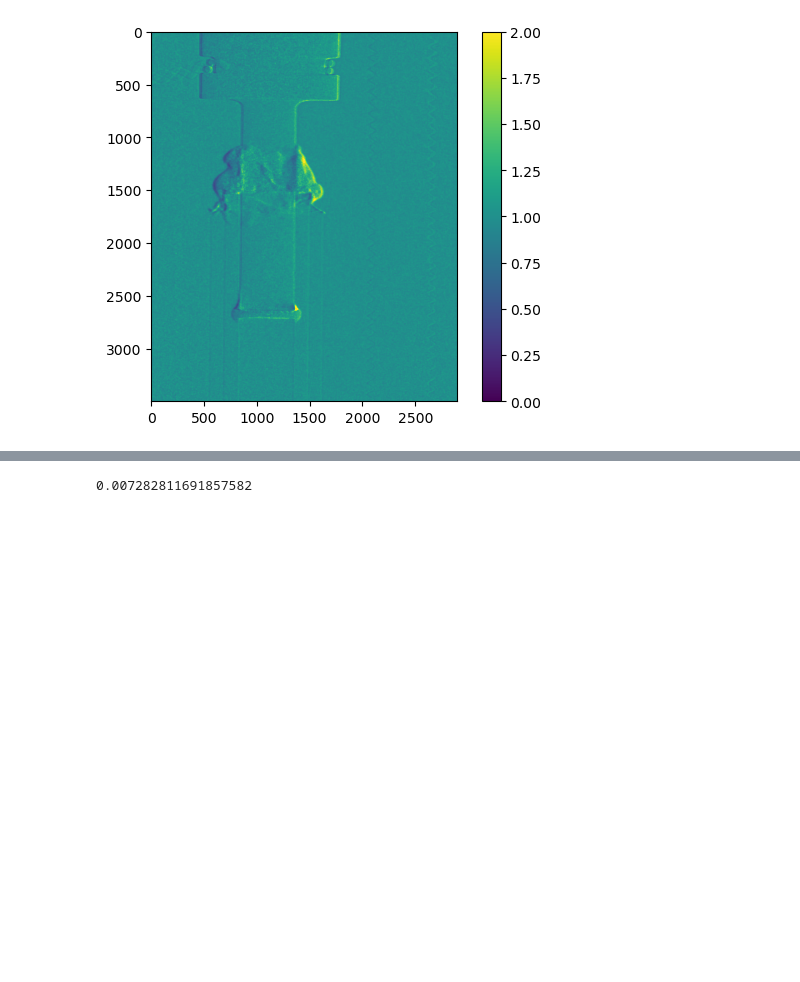
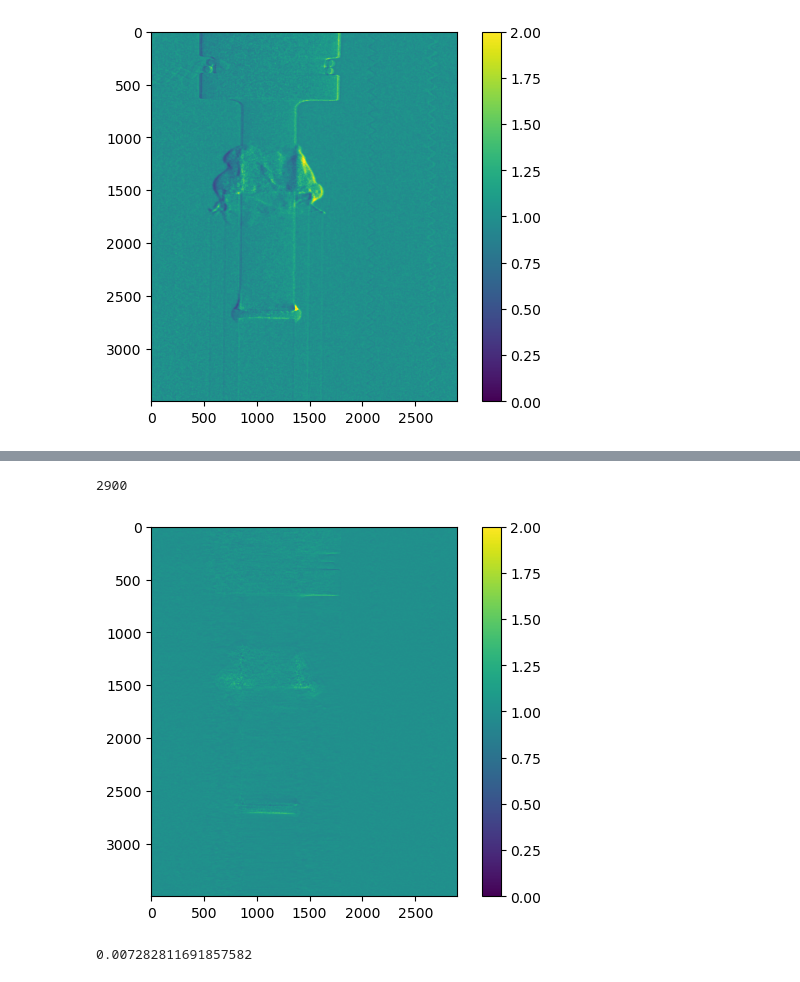
Before and after one commit to zhangy6x/research_stuff, a Jupyter notebook: jupyter_notebooks/norm_recon/sub_align_images.ipynb, the cells around one changed output, grey strips where cells are left out. Cells and saved outputs as stored; diff of their text form; code cells hidden in the pictures; blank space fills up the shorter version.

```diff
--- a/jupyter_notebooks/norm_recon/sub_align_images.ipynb
+++ b/jupyter_notebooks/norm_recon/sub_align_images.ipynb
@@ -104,2 +102,2 @@ import skimage as sk
 # %%
-sk.transform.estimate_transform('similarity', raw_roi[-1], raw_roi[0])
+tform = ski.transform.estimate_transform('similarity', raw_roi[-1], raw_roi[0])
@@ -121,2 +120,12 @@ sk.transform.estimate_transform('similarity', raw_roi[-1], raw_roi[0])
+# %%
+tform.dimensionality
+# %% [output]
+2900
+# %%
+plt.imshow(tform(raw_roi[-1])/raw_roi[0],vmin=0, vmax=2)
+plt.colorbar()
+plt.show()
+# %% [output]
+[figure, added]
 # %%
 import TXM_Sandbox.utils.reg_algs as regu
```
Also changed, not shown: parts of 7 cells of this notebook, 1 other file.
